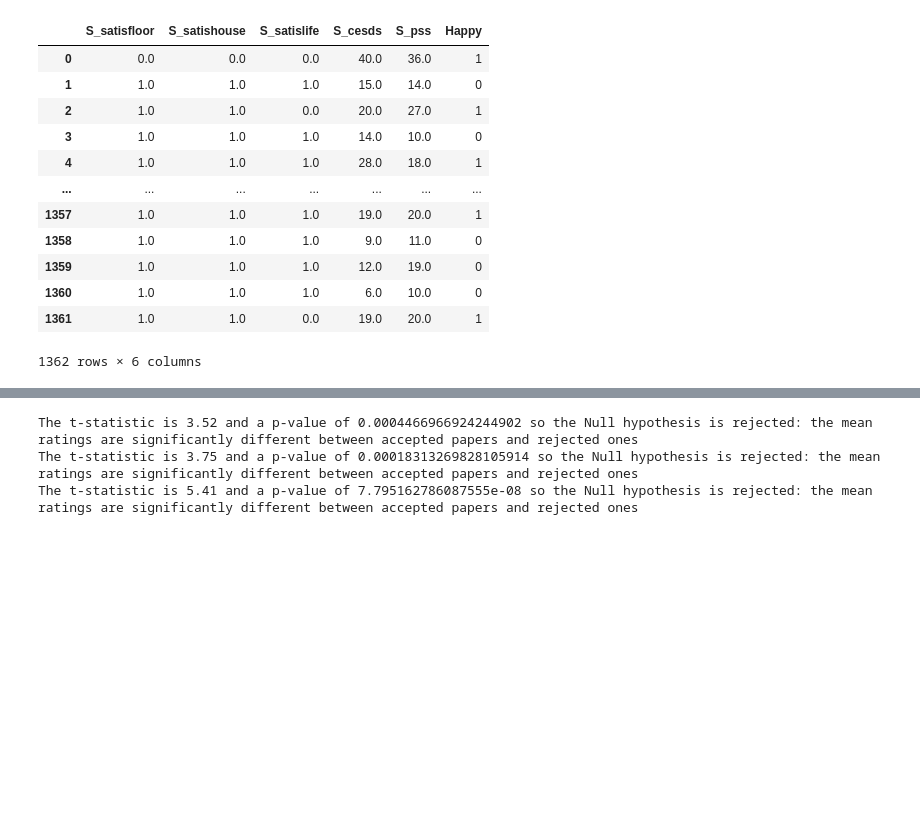
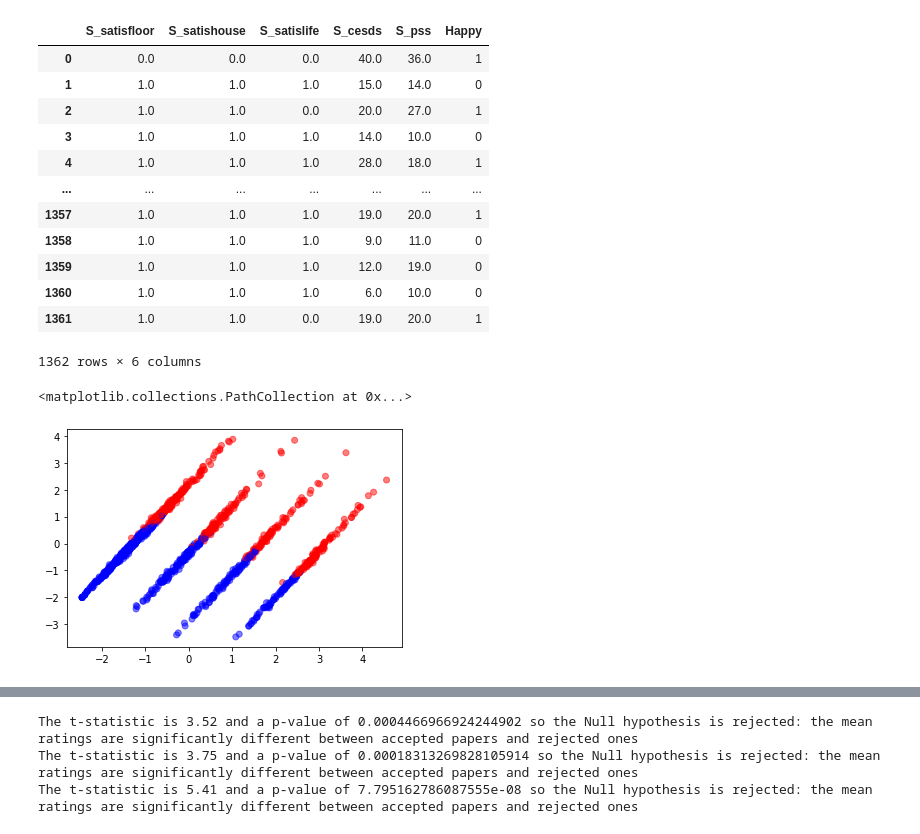
Before and after one commit to epfl-ada/ada-2020-project-milestone-p3-p3_mojo_team, a Jupyter notebook: clustering_happy.ipynb, the cells around one changed output, grey strips where cells are left out. Saved outputs shown, nothing was run; the diff lists cells and outputs as text; code cells hidden in the pictures; blank space fills up the shorter version.

```diff
--- a/clustering_happy.ipynb
+++ b/clustering_happy.ipynb
@@ -195,3 +195,15 @@ dendrogram(linked,
 plt.show()
 # %% [output]
 [figure]
+# %%
+from sklearn.decomposition import PCA
+from sklearn.preprocessing import StandardScaler
+
+happy_dataset_std = StandardScaler().fit_transform(happy_dataset.loc[:,:])
+happy_dataset_std = pd.DataFrame(data = happy_dataset_std, columns = happy_dataset.columns)
+
+pca = PCA(n_components=2)
+principalComponents = pca.fit_transform(happy_dataset_std)
+principalDf = pd.DataFrame(data = principalComponents
+             , columns = ['principal component 1', 'principal component 2'])
+principalDf
@@ -212,6 +238,11 @@ happy_dataset
 | 1360 | 1.0 | 1.0 | 1.0 | 6.0 | 10.0 | 0 |
 | 1361 | 1.0 | 1.0 | 0.0 | 19.0 | 20.0 | 1 |
 1362 rows × 6 columns
+# %%
+plt.scatter(principalDf['principal component 1'].values, principalDf['principal component 2'].values, c=happy_dataset.Happy, cmap='bwr', alpha=0.5)
+# %% [output]
+<matplotlib.collections.PathCollection at 0x...>
+[figure, added]
 # %%
 from collections import Counter
 
```
Also changed, not shown: parts of 2 cells of this notebook.
